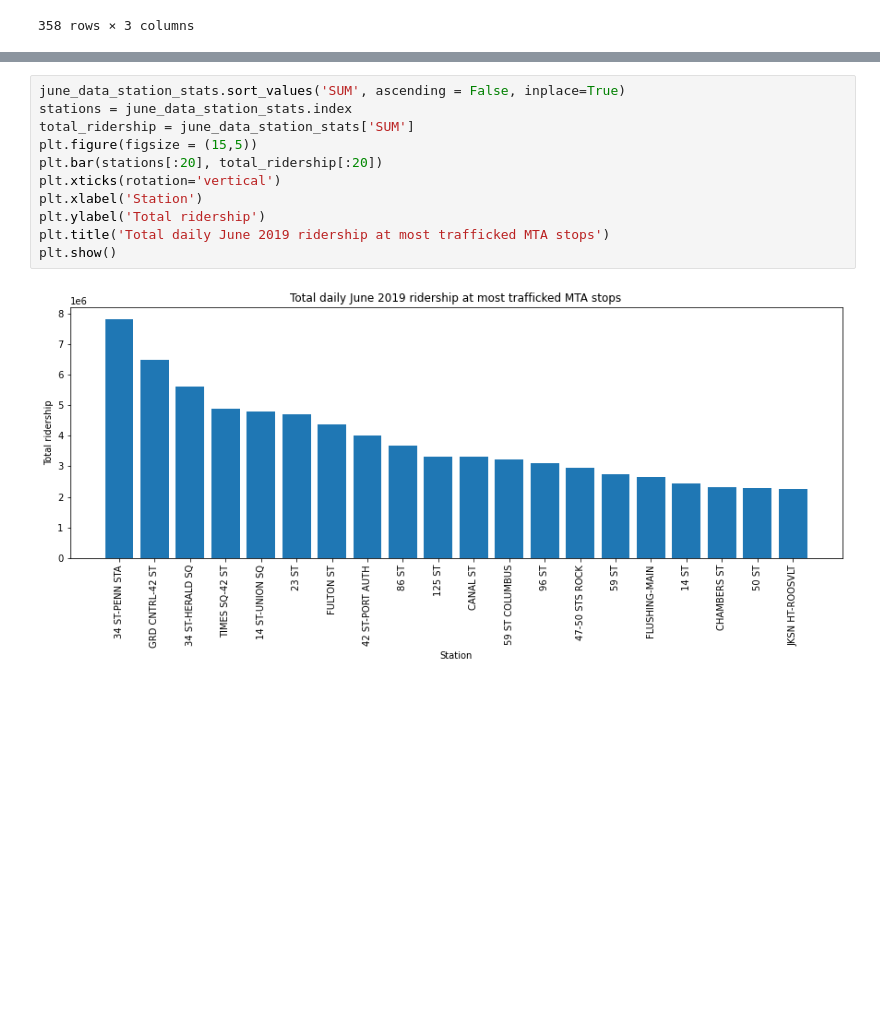
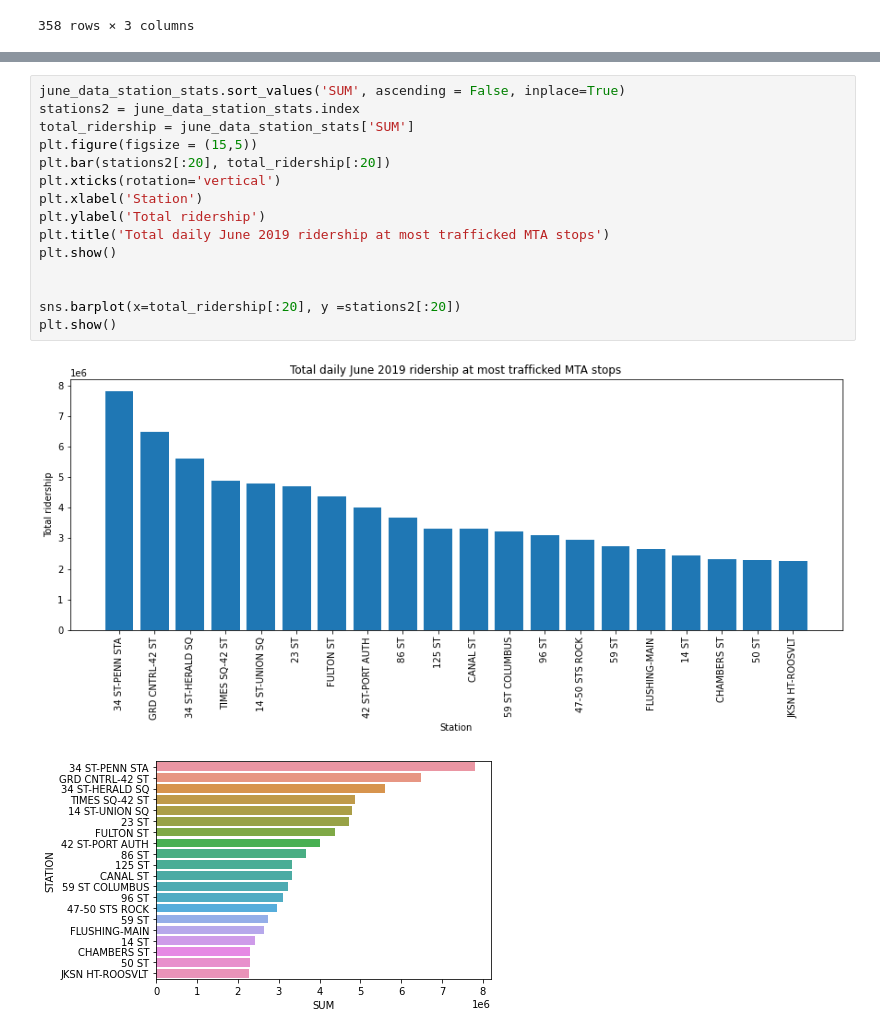
Before and after one commit to mattsegall/MTA-Project1, a Jupyter notebook: Time analysis.ipynb, the cells around one changed output, grey strips where cells are left out. Drawn from its saved outputs; the diff is of its cells as text; blank space fills up the shorter version.

```diff
--- a/Time analysis.ipynb
+++ b/Time analysis.ipynb
@@ -189,14 +240,19 @@ plt.show()
 [figure]
 # %%
 june_data_station_stats.sort_values('SUM', ascending = False, inplace=True)
-stations = june_data_station_stats.index
+stations2 = june_data_station_stats.index
 total_ridership = june_data_station_stats['SUM']
 plt.figure(figsize = (15,5))
-plt.bar(stations[:20], total_ridership[:20])
+plt.bar(stations2[:20], total_ridership[:20])
 plt.xticks(rotation='vertical')
 plt.xlabel('Station')
 plt.ylabel('Total ridership')
 plt.title('Total daily June 2019 ridership at most trafficked MTA stops')
 plt.show()
+
+
+sns.barplot(x=total_ridership[:20], y =stations2[:20])
+plt.show()
 # %% [output]
 [figure]
+[figure, added]
```
Also changed, not shown: parts of 11 cells of this notebook.
